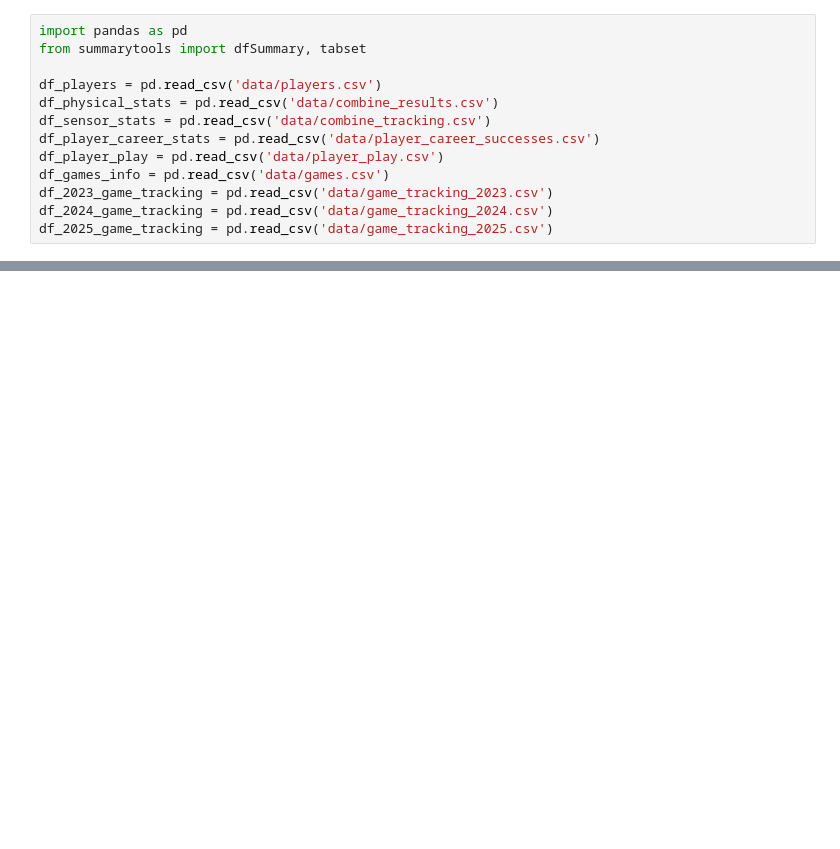
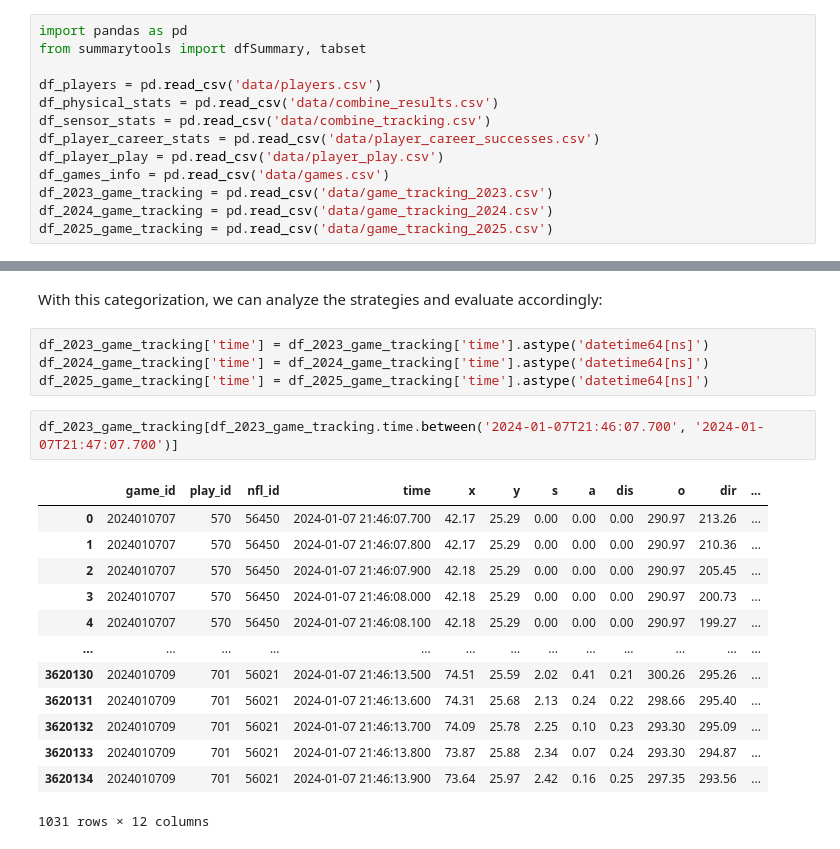
Before and after one commit to adinayak99/NFL-Big-Data-Bowl-2027, a Jupyter notebook: analysis.ipynb, the cells around one changed output, grey strips where cells are left out. Cells and saved outputs as stored; diff of their text form; blank space fills up the shorter version.

```diff
--- a/analysis.ipynb
+++ b/analysis.ipynb
@@ -51,0 +94,22 @@ tabset({"Players": dfSummary(df_players).to_html(),
+# %% [markdown]
+<p>With this categorization, we can analyze the strategies and evaluate accordingly:</p>
+# %%
+df_2023_game_tracking['time'] = df_2023_game_tracking['time'].astype('datetime64[ns]')
+df_2024_game_tracking['time'] = df_2024_game_tracking['time'].astype('datetime64[ns]')
+df_2025_game_tracking['time'] = df_2025_game_tracking['time'].astype('datetime64[ns]')
+# %%
+df_2023_game_tracking[df_2023_game_tracking.time.between('2024-01-07T21:46:07.700', '2024-01-07T21:47:07.700')]
+# %% [output]
+|  | game_id | play_id | nfl_id | time | x | y | s | a | dis | o | dir | ... |
+| 0 | 2024010707 | 570 | 56450 | 2024-01-07 21:46:07.700 | 42.17 | 25.29 | 0.00 | 0.00 | 0.00 | 290.97 | 213.26 | ... |
+| 1 | 2024010707 | 570 | 56450 | 2024-01-07 21:46:07.800 | 42.17 | 25.29 | 0.00 | 0.00 | 0.00 | 290.97 | 210.36 | ... |
+| 2 | 2024010707 | 570 | 56450 | 2024-01-07 21:46:07.900 | 42.18 | 25.29 | 0.00 | 0.00 | 0.00 | 290.97 | 205.45 | ... |
+| 3 | 2024010707 | 570 | 56450 | 2024-01-07 21:46:08.000 | 42.18 | 25.29 | 0.00 | 0.00 | 0.00 | 290.97 | 200.73 | ... |
+| 4 | 2024010707 | 570 | 56450 | 2024-01-07 21:46:08.100 | 42.18 | 25.29 | 0.00 | 0.00 | 0.00 | 290.97 | 199.27 | ... |
+| ... | ... | ... | ... | ... | ... | ... | ... | ... | ... | ... | ... | ... |
+| 3620130 | 2024010709 | 701 | 56021 | 2024-01-07 21:46:13.500 | 74.51 | 25.59 | 2.02 | 0.41 | 0.21 | 300.26 | 295.26 | ... |
+| 3620131 | 2024010709 | 701 | 56021 | 2024-01-07 21:46:13.600 | 74.31 | 25.68 | 2.13 | 0.24 | 0.22 | 298.66 | 295.40 | ... |
+| 3620132 | 2024010709 | 701 | 56021 | 2024-01-07 21:46:13.700 | 74.09 | 25.78 | 2.25 | 0.10 | 0.23 | 293.30 | 295.09 | ... |
+| 3620133 | 2024010709 | 701 | 56021 | 2024-01-07 21:46:13.800 | 73.87 | 25.88 | 2.34 | 0.07 | 0.24 | 293.30 | 294.87 | ... |
+| 3620134 | 2024010709 | 701 | 56021 | 2024-01-07 21:46:13.900 | 73.64 | 25.97 | 2.42 | 0.16 | 0.25 | 297.35 | 293.56 | ... |
+1031 rows × 12 columns
```
Also changed, not shown: parts of 11 cells of this notebook, 40 other files.
